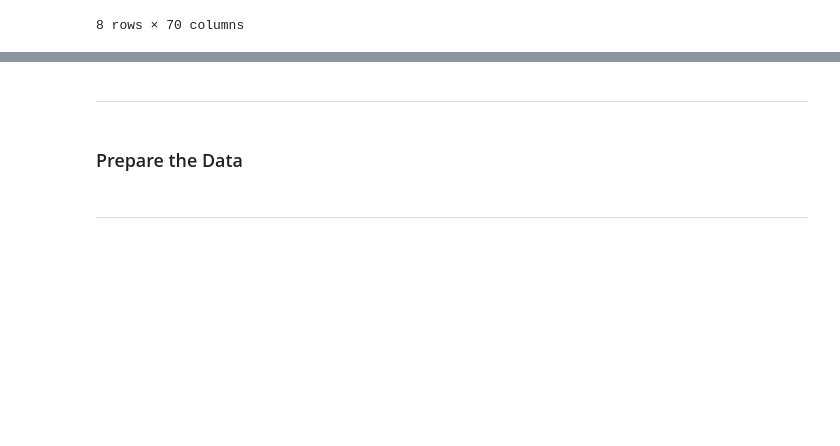
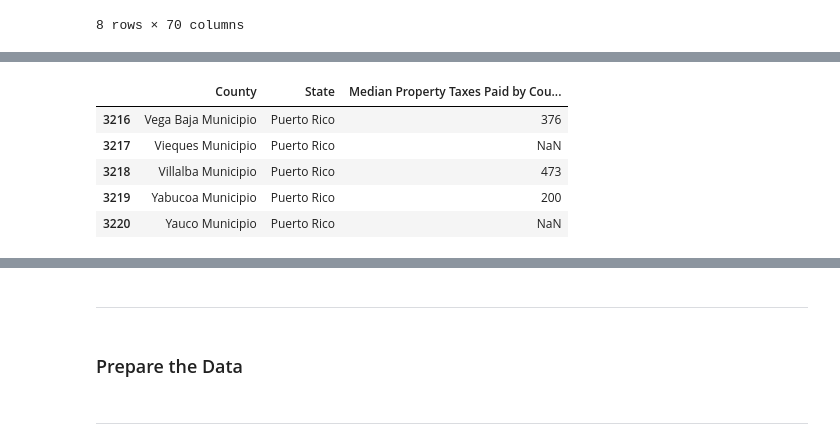
Before and after one commit to amc1119/US-PropertyTaxes, a Jupyter notebook: US_Property_Tax.ipynb, the cells around one changed output, grey strips where cells are left out. Saved outputs shown, nothing was run; the diff lists cells and outputs as text; code cells hidden in the pictures; blank space fills up the shorter version.

```diff
--- a/US_Property_Tax.ipynb
+++ b/US_Property_Tax.ipynb
@@ -61,3 +61,11 @@ df_maryland_montgomoryCounty_data.describe()
 | 75% | 20901.000000 | 6.560670e+05 | 0.000000 | 0.000000 | 0.000000 | ... |
 | max | 37215.000000 | 6.109545e+08 | 694.710000 | 6062.970000 | 60.000000 | ... |
 8 rows × 70 columns
+# %%
+# Load the state property tax data into a Pandas DataFrame
+state_property_taxes_data = pd.read_csv(
+    "Resources/Property_Taxes_by_State_County_Median_Property_Tax_Bills.csv",
+    index_col=0)
+
+# Display sample data
+state_property_taxes_data.head(5)
@@ -63,0 +92,12 @@ df_maryland_montgomoryCounty_data.describe()
+# %%
+# Reset index
+state_property_taxes_df = state_property_taxes_data.copy()
+state_property_taxes_df = state_property_taxes_df.reset_index()
+state_property_taxes_df.tail()
+# %% [output]
+|  | County | State | Median Property Taxes Paid by Cou... |
+| 3216 | Vega Baja Municipio | Puerto Rico | 376 |
+| 3217 | Vieques Municipio | Puerto Rico | NaN |
+| 3218 | Villalba Municipio | Puerto Rico | 473 |
+| 3219 | Yabucoa Municipio | Puerto Rico | 200 |
+| 3220 | Yauco Municipio | Puerto Rico | NaN |
```
Also changed, not shown: parts of 12 cells of this notebook, 3 other files.
